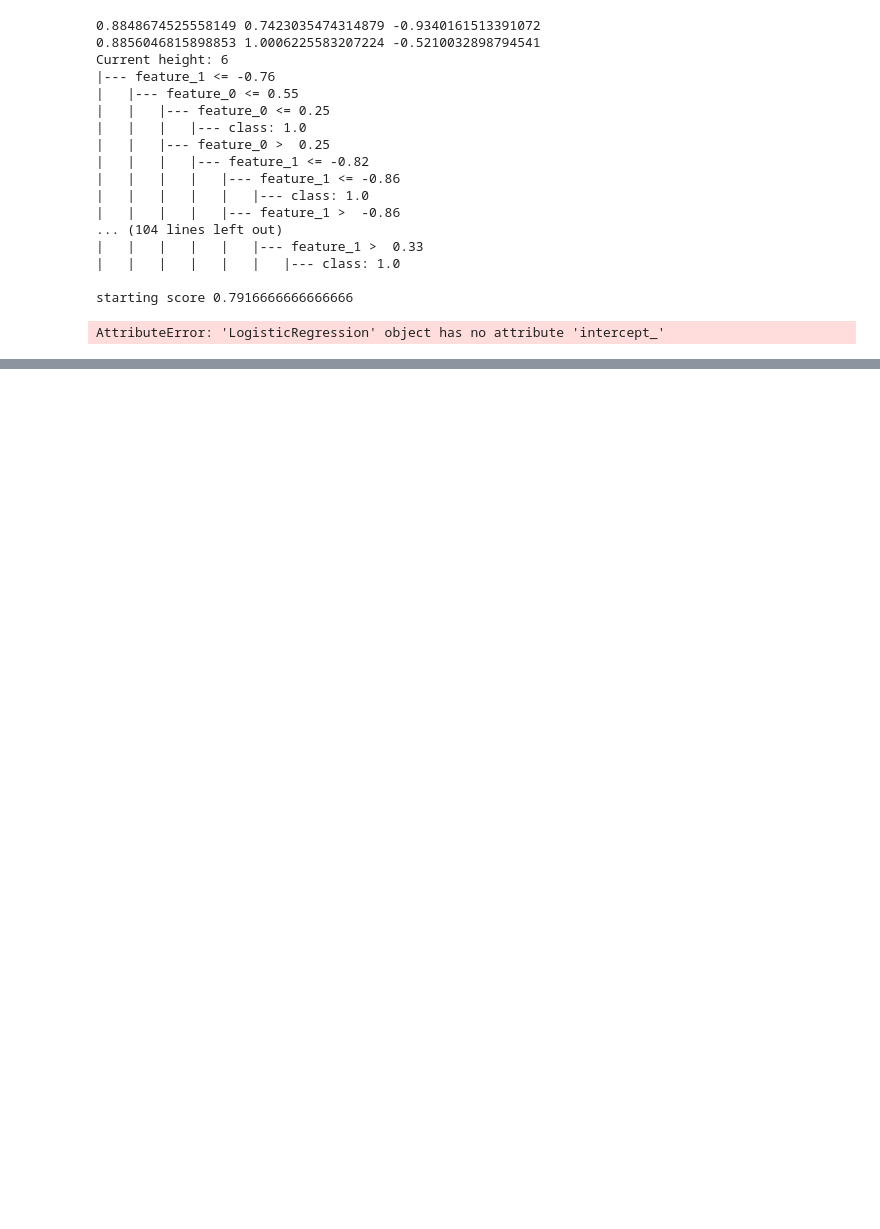
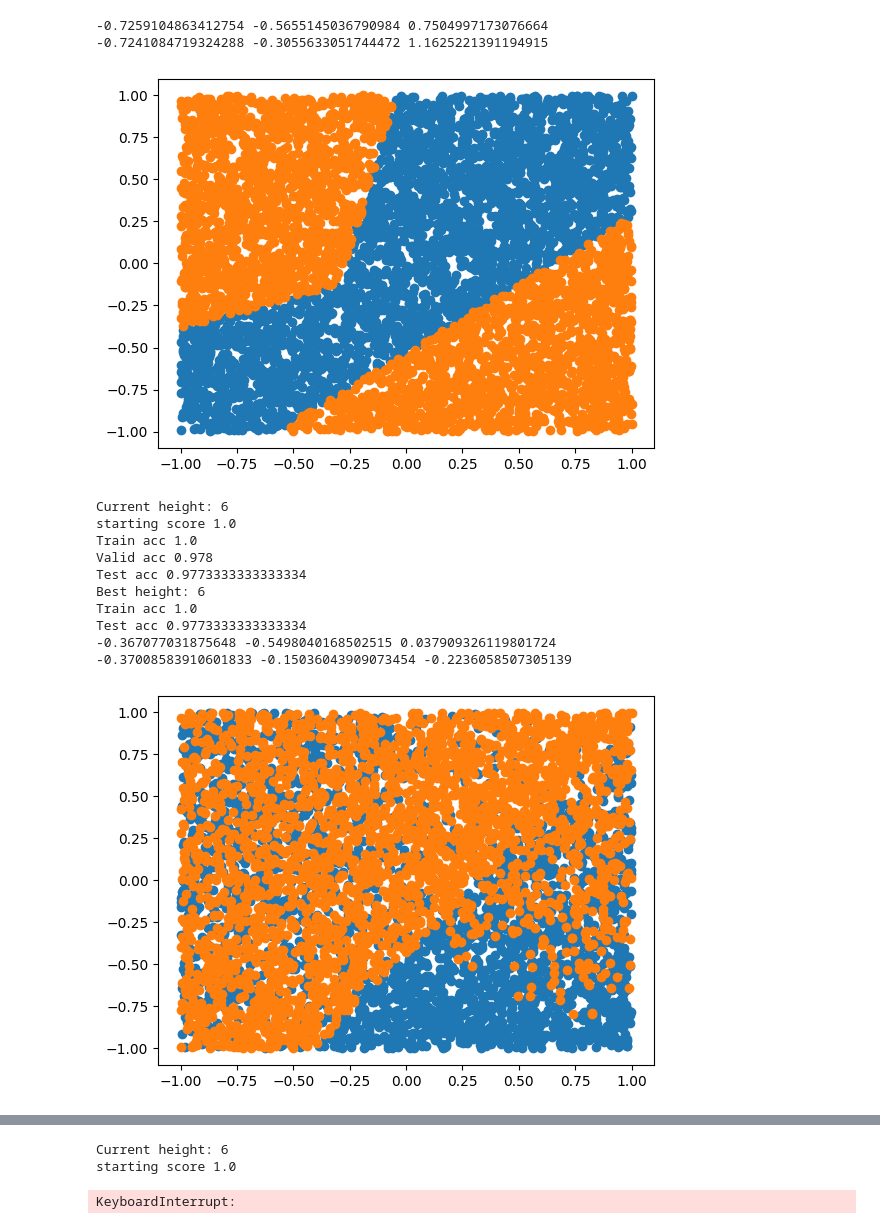
Before and after one commit to sooraj-srini/decision-tree-benchmarks, a Jupyter notebook: benchmarks.ipynb, the cells around one changed output, grey strips where cells are left out. Saved outputs shown, nothing was run; the diff lists cells and outputs as text; code cells hidden in the pictures; blank space fills up the shorter version.

```diff
--- a/benchmarks.ipynb
+++ b/benchmarks.ipynb
@@ -29,51 +30,49 @@ args.input_dim = 2
 # %%
 for height in [2 ,3, 4]:
     for input_dim in [2, 3, 4]:
-        for num_data in [6000, 20000, 100000]:
+        for num_data in [6000]:
             for algo in algorithms:
                 # num_data = 12000
                 seed_set = 0
                 seeds = [1234]
                 for seed in seeds:
                     ((data_x, labels), (w_list, b_list, vals), stats) = data_gen_decision_tree(
-                                                                dim=args.input_dim, seed=seed, num_levels=4,
+                                                                dim=input_dim, seed=seed, num_levels=height,
                                                                 num_data=num_data)
                     seed_set=seed
+                if args.input_dim == 2:
+                    visualize(data_x, labels)
 
                 w_list_old = np.array(w_list)
                 b_list_old = np.array(b_list)
 
                 num_data = len(data_x)
                 num_train= num_data//2
                 num_vali = num_data//4
                 num_test = num_data//4
                 train_data = data_x[:num_train,:]
                 train_data_labels = labels[:num_train]
 
                 vali_data = data_x[num_train:num_train+num_vali,:]
                 vali_data_labels = labels[num_train:num_train+num_vali]
 
                 test_data = data_x[num_train+num_vali :,:]
                 test_data_labels = labels[num_train+num_vali :]
                 model = algo(args)
 
                 model.train(train_data, train_data_labels, vali_data, vali_data_labels, test_data, test_data_labels, w_list_old=w_list_old, b_list_old=b_list_old)
 # %% [output]
-0.8848674525558149 0.7423035474314879 -0.9340161513391072
-0.8856046815898853 1.0006225583207224 -0.5210032898794541
-Current height: 6
-|--- feature_1 <= -0.76
-|   |--- feature_0 <= 0.55
-|   |   |--- feature_0 <= 0.25
-|   |   |   |--- class: 1.0
-|   |   |--- feature_0 >  0.25
-|   |   |   |--- feature_1 <= -0.82
-|   |   |   |   |--- feature_1 <= -0.86
-|   |   |   |   |   |--- class: 1.0
-|   |   |   |   |--- feature_1 >  -0.86
-... (104 lines left out)
-|   |   |   |   |   |--- feature_1 >  0.33
-|   |   |   |   |   |   |--- class: 1.0
-
-starting score 0.7916666666666666
+-0.7259104863412754 -0.5655145036790984 0.7504997173076664
+-0.7241084719324288 -0.3055633051744472 1.1625221391194915
+[figure, added]
-AttributeError: 'LogisticRegression' object has no attribute 'intercept_'
+Current height: 6
+starting score 1.0
+Train acc 1.0
+Valid acc 0.978
+Test acc 0.9773333333333334
+Best height: 6
+Train acc 1.0
+Test acc 0.9773333333333334
+-0.367077031875648 -0.5498040168502515 0.037909326119801724
+-0.37008583910601833 -0.15036043909073454 -0.2236058507305139
+[figure, added]
@@ -80,3 +123,6 @@ AttributeError: 'LogisticRegression' object has no attribute 'intercept_'
+Current height: 6
+starting score 1.0
+KeyboardInterrupt:
 # %%
 import matplotlib.pyplot as plt
 def visualize(data_x, labels):
```
Also changed, not shown: parts of 11 cells of this notebook, 10 other files.
